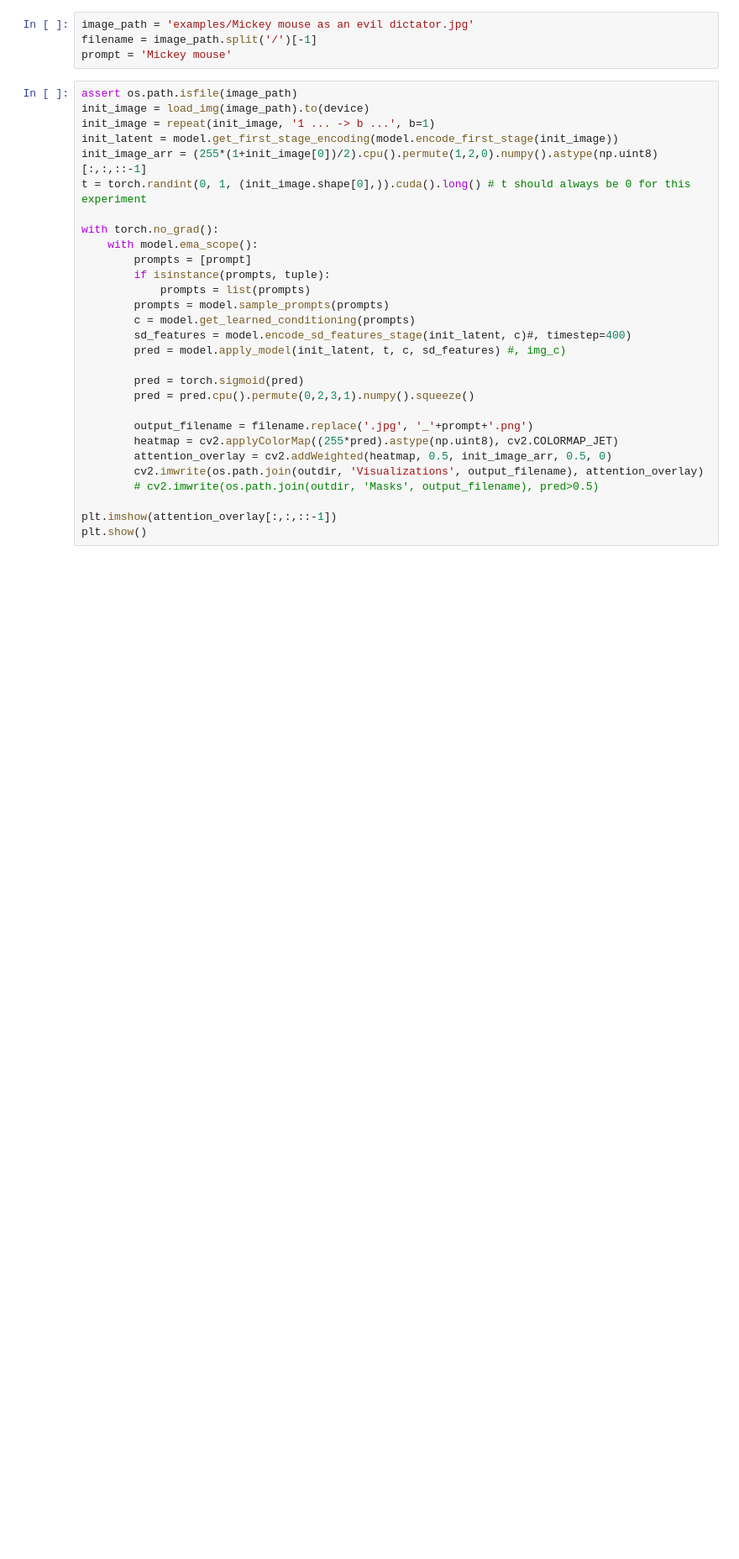
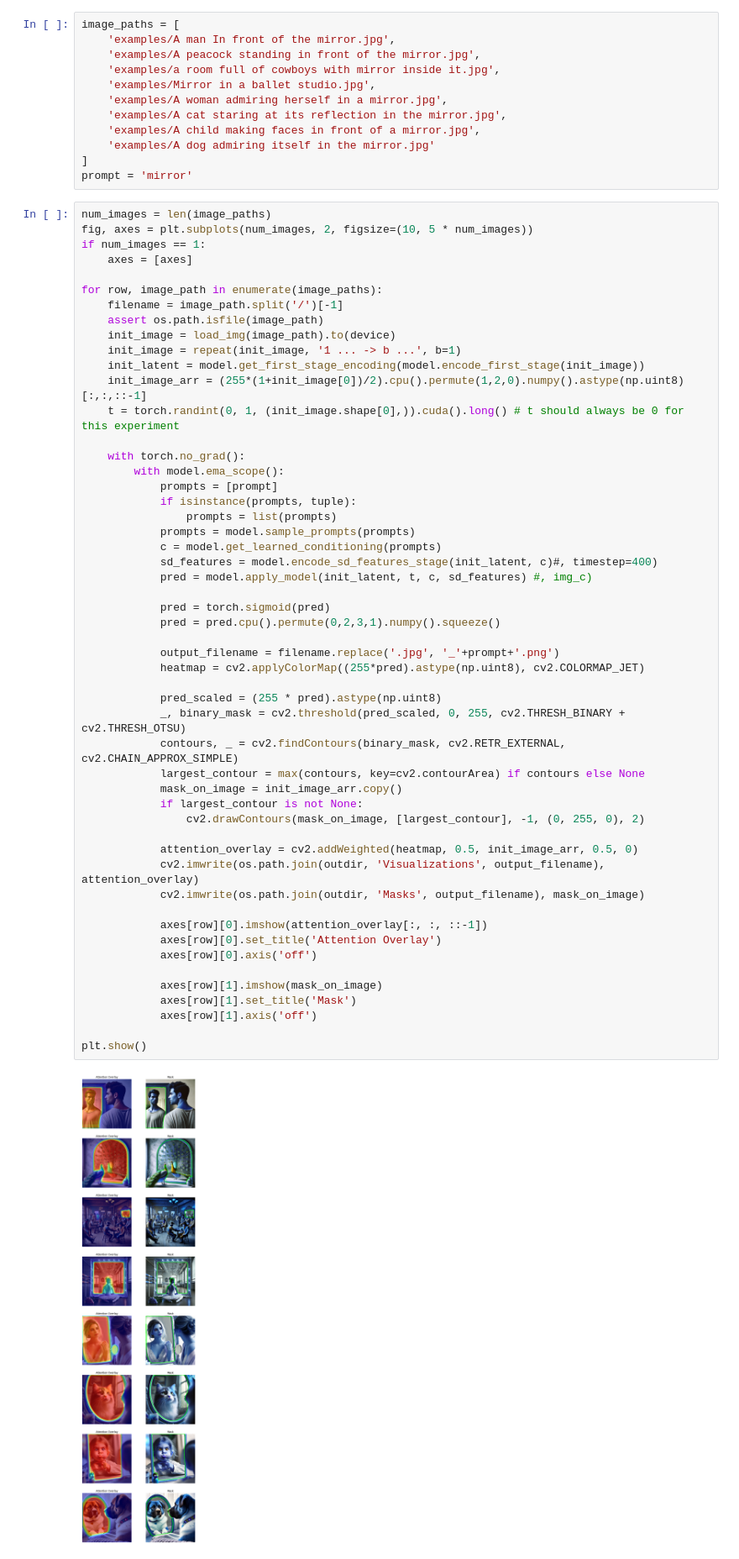
Before and after one commit to OfekBasson/Mirror-Segmentation-Using-LD-ZNet, a Jupyter notebook: testing_scripts/img2mask.ipynb, the cells around one changed output. Shown at 84% size. Saved outputs shown, nothing was run; the diff lists cells and outputs as text; blank space fills up the shorter version.

Commit message:
Succeeded running and creating masks using the algorithm

```diff
--- a/testing_scripts/img2mask.ipynb
+++ b/testing_scripts/img2mask.ipynb
@@ -130,36 +139,69 @@ os.makedirs(os.path.join(outdir, "Masks"), exist_ok=True)
 
 sample_path = os.path.join(outdir)
 os.makedirs(sample_path, exist_ok=True)
-# %%
-image_path = 'examples/Mickey mouse as an evil dictator.jpg'
-filename = image_path.split('/')[-1]
-prompt = 'Mickey mouse'
+# %%
+image_paths = [
+    'examples/A man In front of the mirror.jpg',
+    'examples/A peacock standing in front of the mirror.jpg',
+    'examples/a room full of cowboys with mirror inside it.jpg',
+    'examples/Mirror in a ballet studio.jpg',
+    'examples/A woman admiring herself in a mirror.jpg',
+    'examples/A cat staring at its reflection in the mirror.jpg',
+    'examples/A child making faces in front of a mirror.jpg',
+    'examples/A dog admiring itself in the mirror.jpg'
+]
+prompt = 'mirror'
 # %%
-assert os.path.isfile(image_path)
-init_image = load_img(image_path).to(device)
-init_image = repeat(init_image, '1 ... -> b ...', b=1)
-init_latent = model.get_first_stage_encoding(model.encode_first_stage(init_image))
-init_image_arr = (255*(1+init_image[0])/2).cpu().permute(1,2,0).numpy().astype(np.uint8)[:,:,::-1]
-t = torch.randint(0, 1, (init_image.shape[0],)).cuda().long() # t should always be 0 for this experiment
+num_images = len(image_paths)
+fig, axes = plt.subplots(num_images, 2, figsize=(10, 5 * num_images))
+if num_images == 1:
+    axes = [axes]
 
-with torch.no_grad():
-    with model.ema_scope():
-        prompts = [prompt]
-        if isinstance(prompts, tuple):
-            prompts = list(prompts)
-        prompts = model.sample_prompts(prompts)
-        c = model.get_learned_conditioning(prompts)
-        sd_features = model.encode_sd_features_stage(init_latent, c)#, timestep=400)
-        pred = model.apply_model(init_latent, t, c, sd_features) #, img_c)
+for row, image_path in enumerate(image_paths):
+    filename = image_path.split('/')[-1]
+    assert os.path.isfile(image_path)
+    init_image = load_img(image_path).to(device)
+    init_image = repeat(init_image, '1 ... -> b ...', b=1)
+    init_latent = model.get_first_stage_encoding(model.encode_first_stage(init_image))
+    init_image_arr = (255*(1+init_image[0])/2).cpu().permute(1,2,0).numpy().astype(np.uint8)[:,:,::-1]
+    t = torch.randint(0, 1, (init_image.shape[0],)).cuda().long() # t should always be 0 for this experiment
 
-        pred = torch.sigmoid(pred)
-        pred = pred.cpu().permute(0,2,3,1).numpy().squeeze()
+    with torch.no_grad():
+        with model.ema_scope():
+            prompts = [prompt]
+            if isinstance(prompts, tuple):
+                prompts = list(prompts)
+            prompts = model.sample_prompts(prompts)
+            c = model.get_learned_conditioning(prompts)
+            sd_features = model.encode_sd_features_stage(init_latent, c)#, timestep=400)
+            pred = model.apply_model(init_latent, t, c, sd_features) #, img_c)
 
-        output_filename = filename.replace('.jpg', '_'+prompt+'.png')
-        heatmap = cv2.applyColorMap((255*pred).astype(np.uint8), cv2.COLORMAP_JET)
-        attention_overlay = cv2.addWeighted(heatmap, 0.5, init_image_arr, 0.5, 0)
-        cv2.imwrite(os.path.join(outdir, 'Visualizations', output_filename), attention_overlay)
-        # cv2.imwrite(os.path.join(outdir, 'Masks', output_filename), pred>0.5)
+            pred = torch.sigmoid(pred)
+            pred = pred.cpu().permute(0,2,3,1).numpy().squeeze()
 
-plt.imshow(attention_overlay[:,:,::-1])
+            output_filename = filename.replace('.jpg', '_'+prompt+'.png')
+            heatmap = cv2.applyColorMap((255*pred).astype(np.uint8), cv2.COLORMAP_JET)
+
+            pred_scaled = (255 * pred).astype(np.uint8)
+            _, binary_mask = cv2.threshold(pred_scaled, 0, 255, cv2.THRESH_BINARY + cv2.THRESH_OTSU)
+            contours, _ = cv2.findContours(binary_mask, cv2.RETR_EXTERNAL, cv2.CHAIN_APPROX_SIMPLE)
+            largest_contour = max(contours, key=cv2.contourArea) if contours else None
+            mask_on_image = init_image_arr.copy()
+            if largest_contour is not None:
+                cv2.drawContours(mask_on_image, [largest_contour], -1, (0, 255, 0), 2)
+
+            attention_overlay = cv2.addWeighted(heatmap, 0.5, init_image_arr, 0.5, 0)
+            cv2.imwrite(os.path.join(outdir, 'Visualizations', output_filename), attention_overlay)
+            cv2.imwrite(os.path.join(outdir, 'Masks', output_filename), mask_on_image)
+
+            axes[row][0].imshow(attention_overlay[:, :, ::-1])
+            axes[row][0].set_title('Attention Overlay')
+            axes[row][0].axis('off')
+
+            axes[row][1].imshow(mask_on_image)
+            axes[row][1].set_title('Mask')
+            axes[row][1].axis('off')
+
 plt.show()
+# %% [output]
+[figure, added]
```
Also changed, not shown: parts of 4 cells of this notebook, 26 other files.
